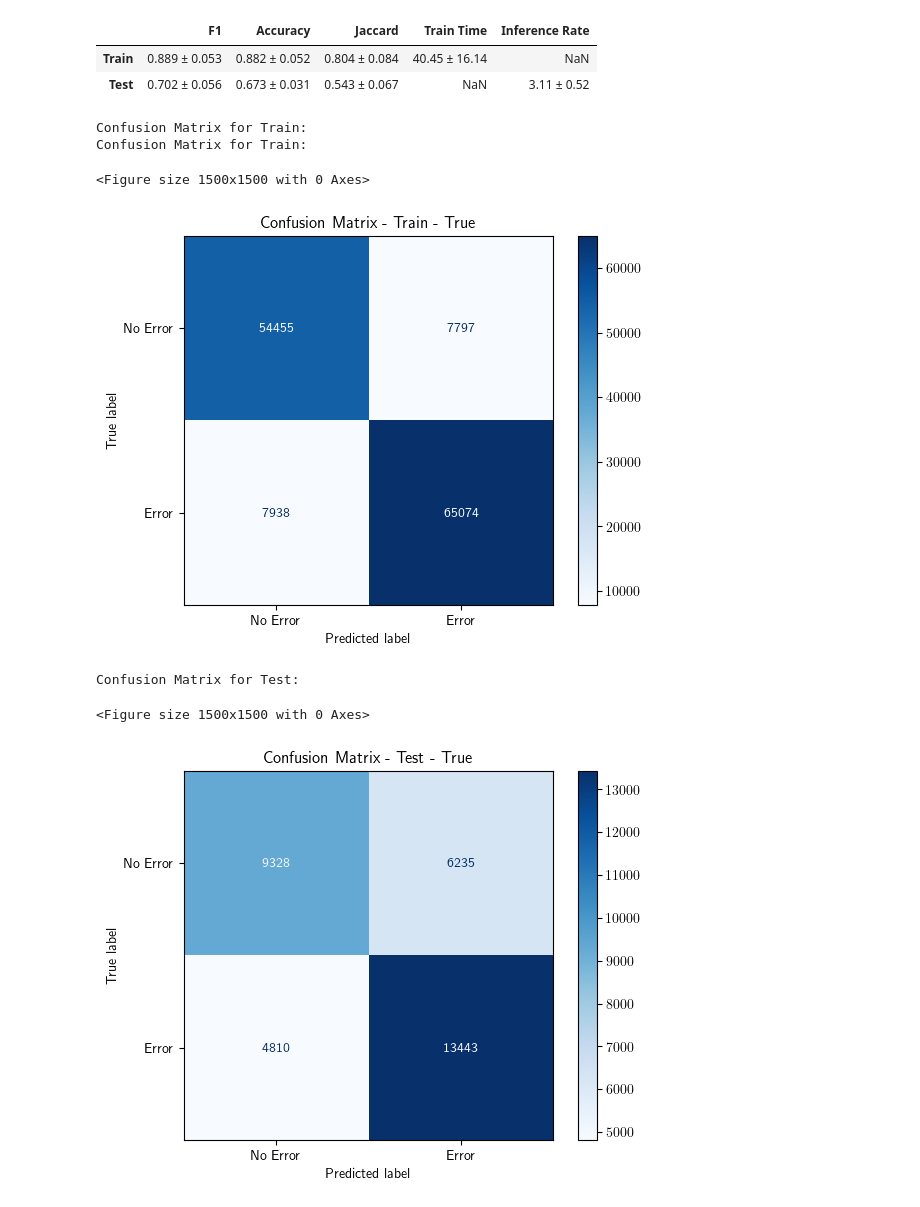
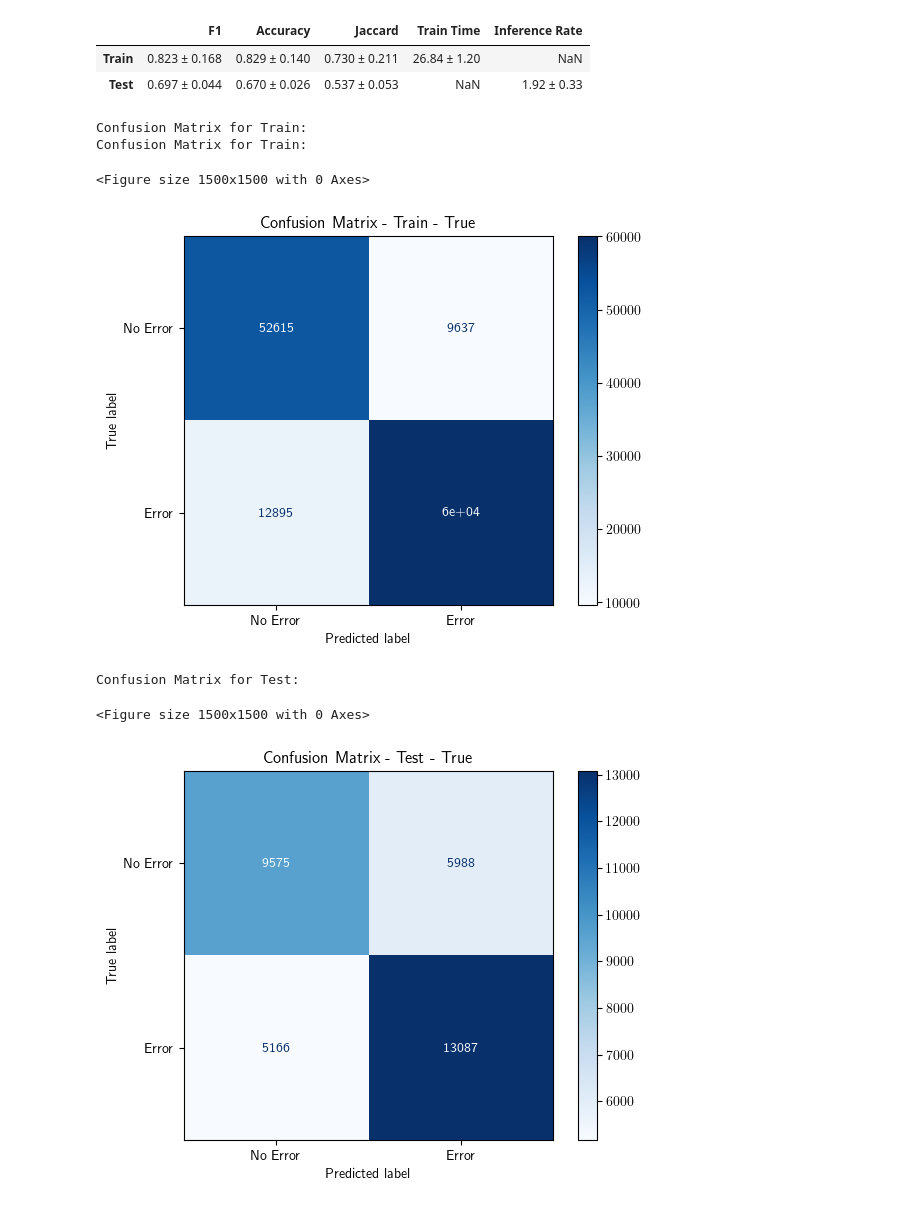
Before and after one commit to GonzaloPlaaza/Multimodal-Error-Detection, a Jupyter notebook: train_frame.ipynb, the cells around one changed output. Saved outputs shown, nothing was run; the diff lists cells and outputs as text; code cells hidden in the pictures.

```diff
--- a/train_frame.ipynb
+++ b/train_frame.ipynb
@@ -41,16 +41,16 @@ exp_kwargs = {
     'save_local': False,
     'pos_weight': False,
     'use_COG_video': True,
-    'n_epochs': 7,
+    'n_epochs': 10,
     'batch_size': 1,
     'frequency': 5,
     'lr': 5e-4,
     'lr_scheduler': False,
     'weight_decay': 0,
     'out_features': 2,
-    'use_all_gestures': False, #True only if replicating completely COG results (only COG)
+    'use_all_gestures': True, #True only if replicating completely COG results (only COG)
     'use_skill_prompt': False, #True only if concatenating skill prompt to gesture prompt (only COG)
-    'SRM': True, #True if using Skill-Reasoning Module (only COG)
+    'SRM': False, #True if using Skill-Reasoning Module (only COG)
     'mstcn_causal_conv': True, #default True
     'mstcn_layers': 8, #8 for TeCNo, TransSVNet, COG
     'mstcn_f_maps': 64, #64 for TeCNo, TransSVNet, COG
@@ -69,6 +69,7 @@ exp_kwargs = {
     'run_id': "375e87271d994e2fbdcc248b30a332a4", #should only be defined when using TransSVNet, as we need to load a trained TeCNo and feature extractor
     'delete_ND': False,
     'compute_from_str': False,
+    'return_train_preds': True, #True if we want to return train predictions and labels
 }
 
 best_model = None
@@ -405,32 +441,41 @@ print(test_all_gest_labels['1out'][475:550])
 # %%
-LOSO_f1_train, LOSO_f1_test, LOSO_acc_train, LOSO_acc_test, LOSO_jaccard_train, LOSO_jaccard_test, LOSO_cm_train, LOSO_cm_test, \
+if exp_kwargs['return_train_preds']:
+    LOSO_f1_train, LOSO_f1_test, LOSO_acc_train, LOSO_acc_test,\
+    LOSO_jaccard_train, LOSO_jaccard_test, LOSO_cm_train, LOSO_cm_test, \
+    train_all_preds, train_all_probs, train_all_labels, train_all_subjects, \
+    test_all_preds, test_all_probs, test_all_labels, test_all_labels_specific, test_all_gest_labels, test_all_subjects = retrieve_results_mlflow(outs=outs,
+                                                                                    exp_kwargs=exp_kwargs,
+                                                                                    setting=setting,
+                                                                                    run_id=run_id)
+else:
+    LOSO_f1_train, LOSO_f1_test, LOSO_acc_train, LOSO_acc_test, LOSO_jaccard_train, LOSO_jaccard_test, LOSO_cm_train, LOSO_cm_test, \
     test_all_preds, test_all_probs, test_all_labels, test_all_labels_specific, test_all_gest_labels, test_all_subjects = retrieve_results_mlflow(outs=outs,
                                                                                     exp_kwargs=exp_kwargs,
                                                                                     setting=setting,
                                                                                     run_id=run_id)
 
 
 summary_df = create_summary_df(LOSO_f1_train=LOSO_f1_train, LOSO_f1_test=LOSO_f1_test, LOSO_acc_train=LOSO_acc_train,
                                 LOSO_acc_test=LOSO_acc_test, LOSO_jaccard_train=LOSO_jaccard_train, LOSO_jaccard_test=LOSO_jaccard_test,
                                 samples_train=samples_train, samples_test=samples_test,inference_rates=inference_rates, train_times=train_times)
 
 #Save summary df to csv
 display(summary_df)
 #summary_df.to_csv(os.path.join(results_folder, 'LOSO_summary_df.csv'), index=False)
 
 print("Confusion Matrix for Train:")
 plot_cm(LOSO_cm_train = LOSO_cm_train, LOSO_cm_test= LOSO_cm_test, image_folder=image_folder, binary=True)
 # %% [output]
 |  | F1 | Accuracy | Jaccard | Train Time | Inference Rate |
-| Train | 0.889 ± 0.053 | 0.882 ± 0.052 | 0.804 ± 0.084 | 40.45 ± 16.14 | NaN |
-| Test | 0.702 ± 0.056 | 0.673 ± 0.031 | 0.543 ± 0.067 | NaN | 3.11 ± 0.52 |
+| Train | 0.823 ± 0.168 | 0.829 ± 0.140 | 0.730 ± 0.211 | 26.84 ± 1.20 | NaN |
+| Test | 0.697 ± 0.044 | 0.670 ± 0.026 | 0.537 ± 0.053 | NaN | 1.92 ± 0.33 |
 Confusion Matrix for Train:
 Confusion Matrix for Train:
 <Figure size 1500x1500 with 0 Axes>
-[figure, old version]
+[figure, new version]
 Confusion Matrix for Test:
 <Figure size 1500x1500 with 0 Axes>
-[figure, old version]
+[figure, new version]
 # %%
 window_size, stride = compute_window_size_stride(frequency=exp_kwargs['frequency'])
 summary_df_window, cm_window_test = compute_window_metrics(outs= outs,
```
Also changed, not shown: parts of 3 cells of this notebook, 24 other files.
